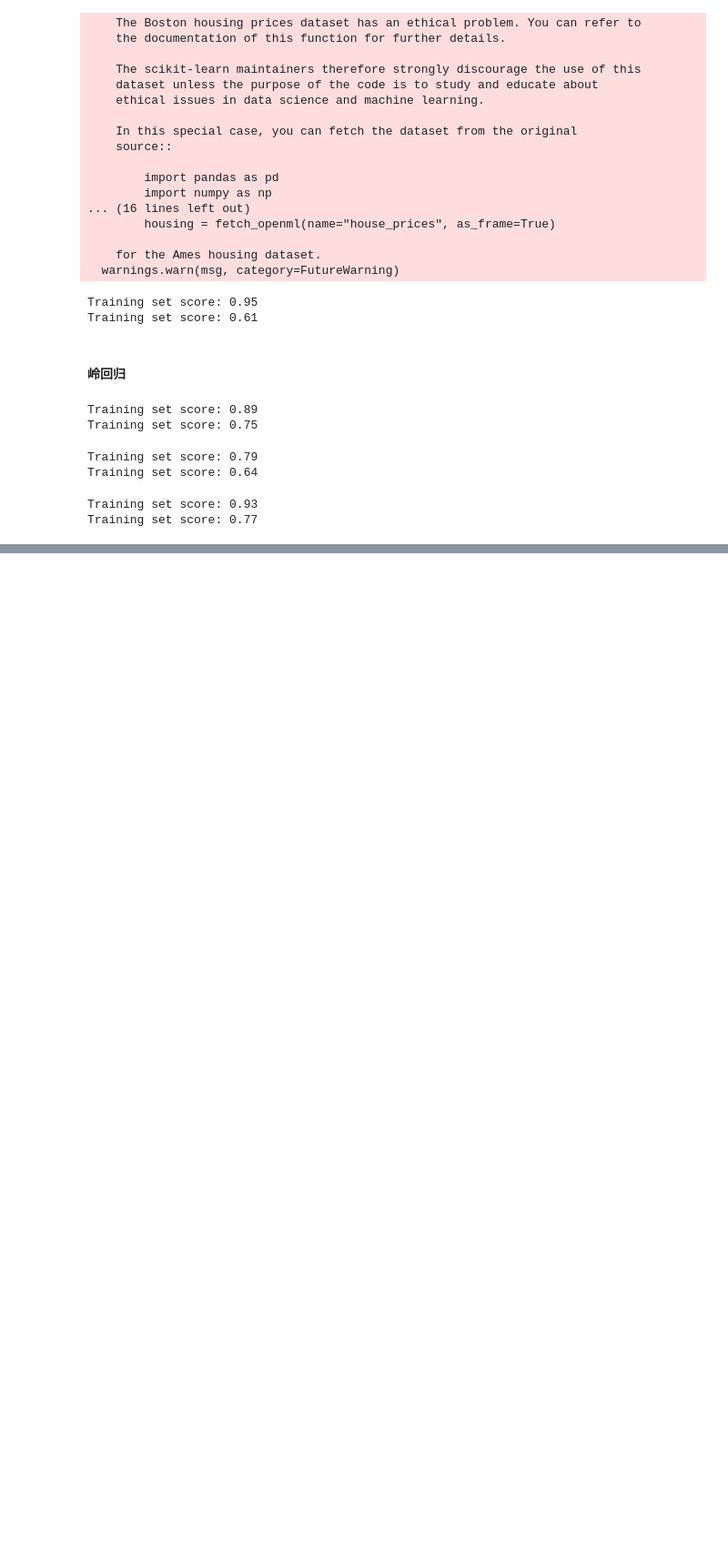
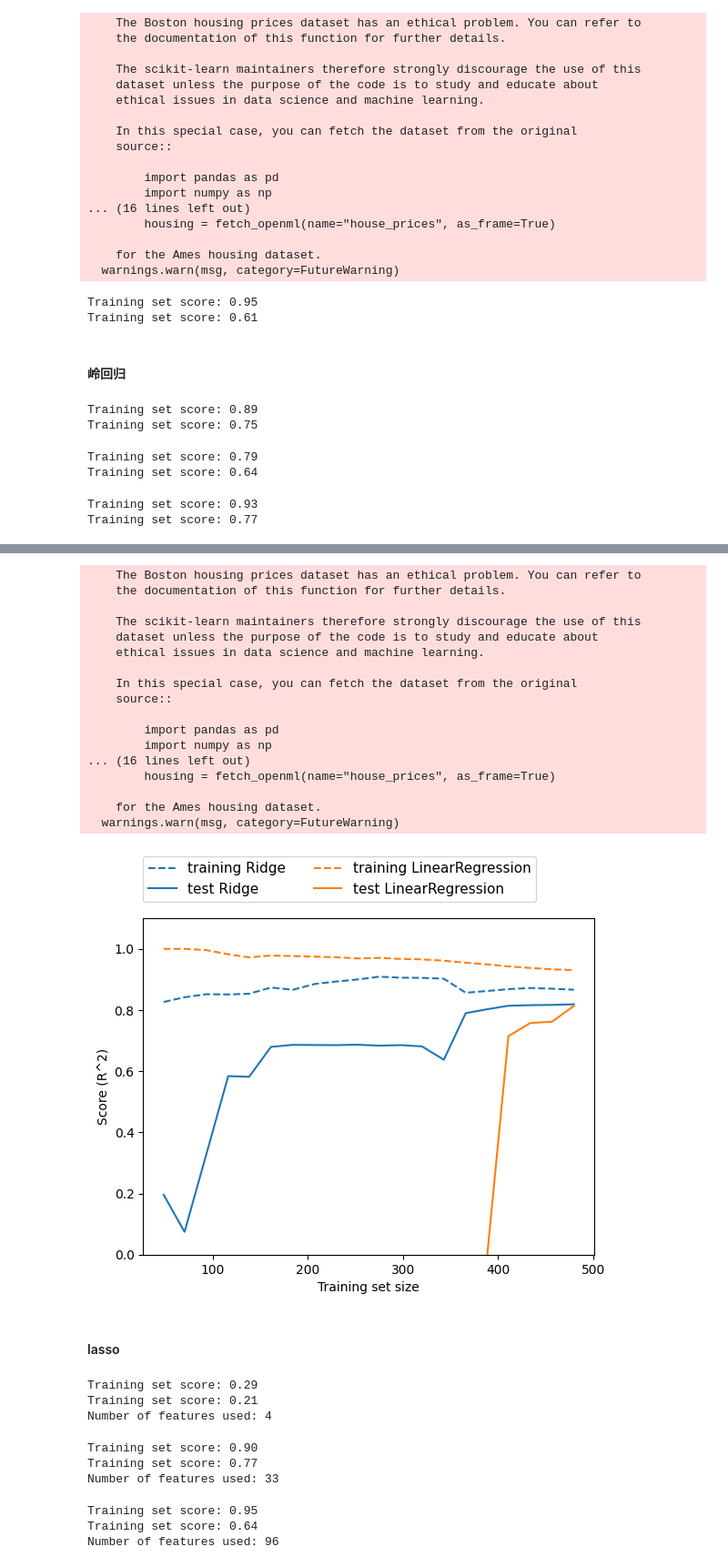
Before and after one commit to JPL-JUNO/Introduction-to-Machine-Learning-with-Python, a Jupyter notebook: Codes/Ch2.ipynb, the cells around one changed output, grey strips where cells are left out. Shown at 91% size. Saved outputs shown, nothing was run; the diff lists cells and outputs as text; code cells hidden in the pictures; blank space fills up the shorter version.

```diff
--- a/Codes/Ch2.ipynb
+++ b/Codes/Ch2.ipynb
@@ -345,0 +346,60 @@ plt.show()
+# %%
+mglearn.plots.plot_ridge_n_samples()
+# %% [output]
+    The Boston housing prices dataset has an ethical problem. You can refer to
+    the documentation of this function for further details.
+
+    The scikit-learn maintainers therefore strongly discourage the use of this
+    dataset unless the purpose of the code is to study and educate about
+    ethical issues in data science and machine learning.
+
+    In this special case, you can fetch the dataset from the original
+    source::
+
+        import pandas as pd
+        import numpy as np
+... (16 lines left out)
+        housing = fetch_openml(name="house_prices", as_frame=True)
+
+    for the Ames housing dataset.
+  warnings.warn(msg, category=FutureWarning)
+[figure, added]
+# %% [markdown]
+#### lasso
+# %%
+from sklearn.linear_model import Lasso
+lasso = Lasso().fit(X_train, y_train)
+print('Training set score: {:.2f}'.format(lasso.score(X_train, y_train)))
+print('Training set score: {:.2f}'.format(lasso.score(X_test, y_test)))
+print('Number of features used: {}'.format(np.sum(lasso.coef_ != 0)))
+# Training set score: 0.29
+# Training set score: 0.21
+# Number of features used: 4
+# %% [output]
+Training set score: 0.29
+Training set score: 0.21
+Number of features used: 4
+# %%
+lasso001 = Lasso(alpha=.01, max_iter=100_000).fit(X_train, y_train)
+print('Training set score: {:.2f}'.format(lasso001.score(X_train, y_train)))
+print('Training set score: {:.2f}'.format(lasso001.score(X_test, y_test)))
+print('Number of features used: {}'.format(np.sum(lasso001.coef_ != 0)))
+# Training set score: 0.90
+# Training set score: 0.77
+# Number of features used: 33
+# %% [output]
+Training set score: 0.90
+Training set score: 0.77
+Number of features used: 33
+# %%
+lasso00001 = Lasso(alpha=.0001, max_iter=100_000).fit(X_train, y_train)
+print('Training set score: {:.2f}'.format(lasso00001.score(X_train, y_train)))
+print('Training set score: {:.2f}'.format(lasso00001.score(X_test, y_test)))
+print('Number of features used: {}'.format(np.sum(lasso00001.coef_ != 0)))
+# Training set score: 0.95
+# Training set score: 0.64
+# Number of features used: 96
+# %% [output]
+Training set score: 0.95
+Training set score: 0.64
+Number of features used: 96
```
Also changed, not shown: parts of 20 cells of this notebook, 6 other files.
